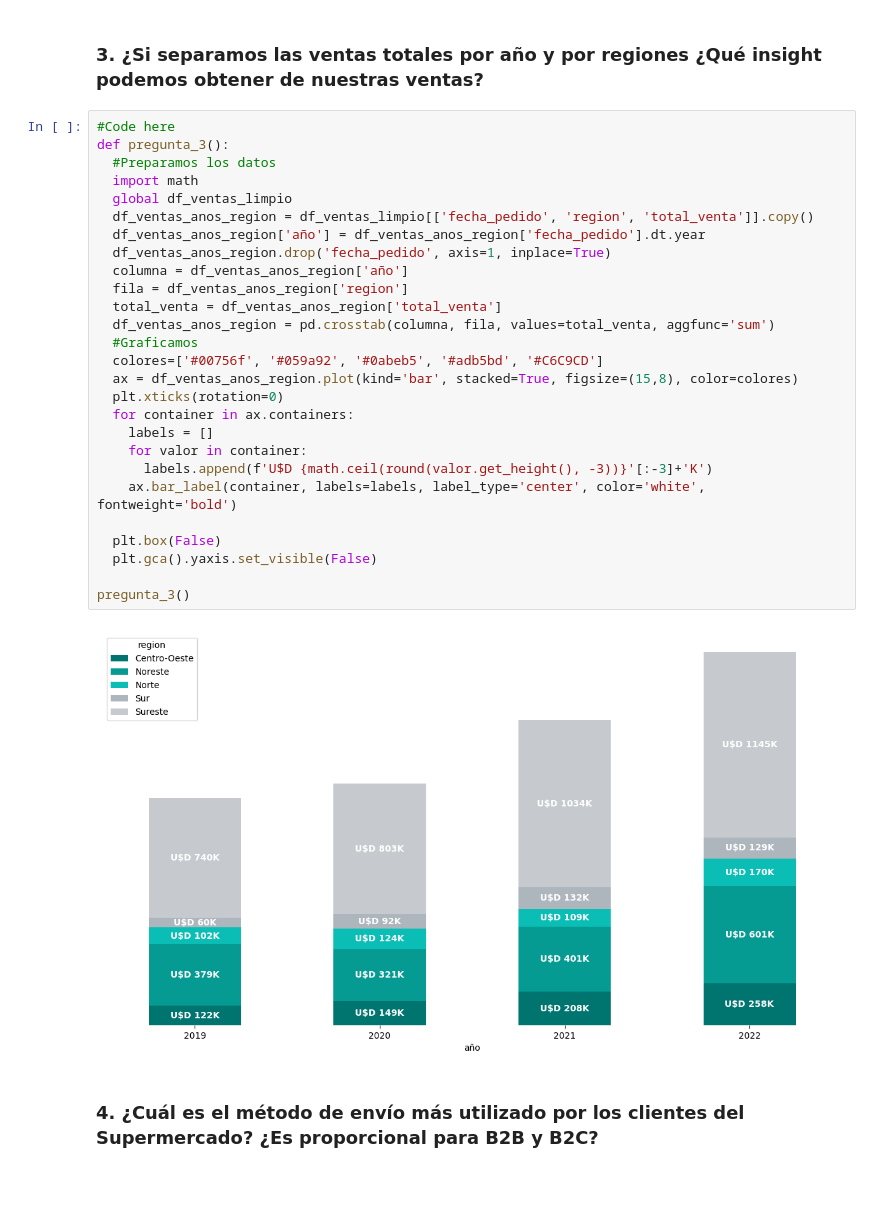
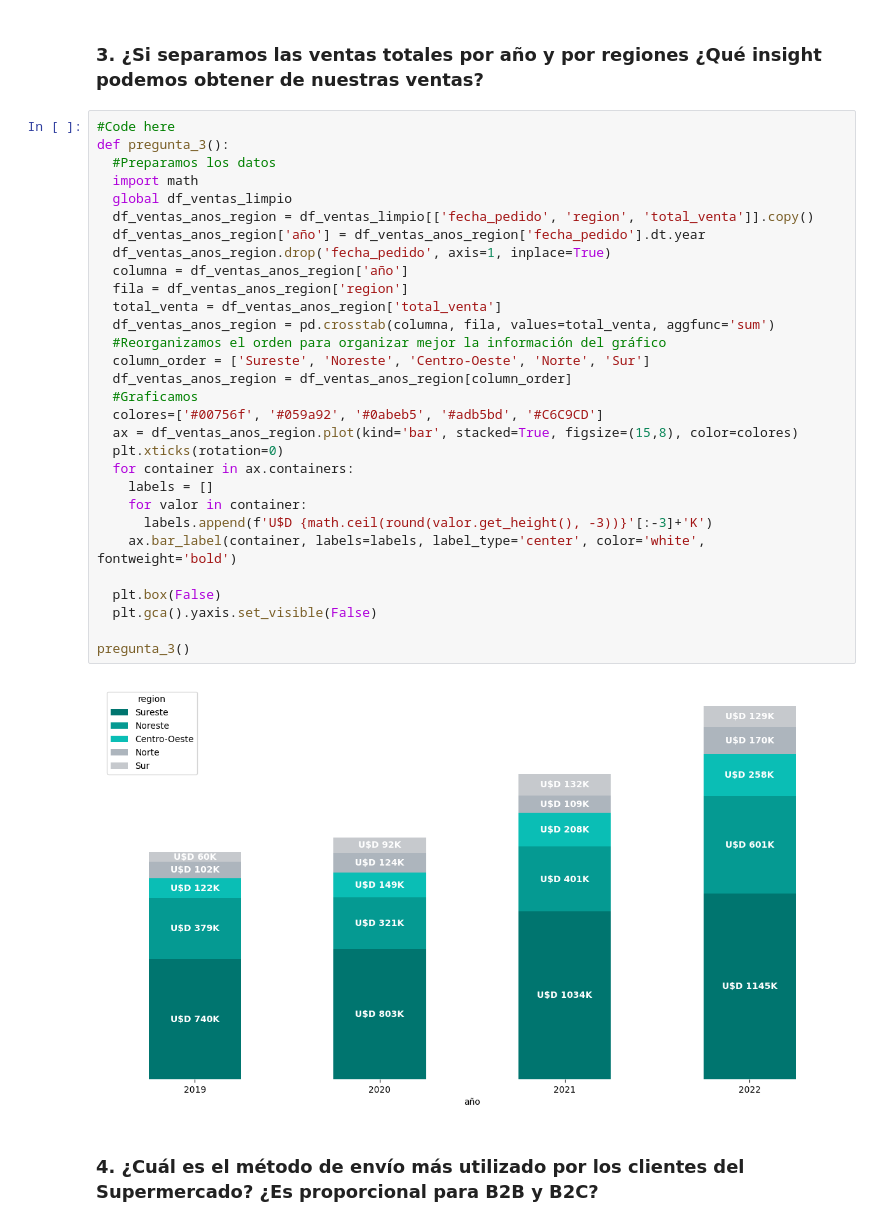
Before and after one commit to pabloing93/supermarket-sales-analysis, a Jupyter notebook: Supermarket_Sales_Analysis.ipynb, the cells around one changed output. Drawn from its saved outputs; the diff is of its cells as text; blank space fills up the shorter version.

```diff
--- a/Supermarket_Sales_Analysis.ipynb
+++ b/Supermarket_Sales_Analysis.ipynb
@@ -115,32 +197,35 @@ pregunta_2()
 # %%
 #Code here
 def pregunta_3():
   #Preparamos los datos
   import math
   global df_ventas_limpio
   df_ventas_anos_region = df_ventas_limpio[['fecha_pedido', 'region', 'total_venta']].copy()
   df_ventas_anos_region['año'] = df_ventas_anos_region['fecha_pedido'].dt.year
   df_ventas_anos_region.drop('fecha_pedido', axis=1, inplace=True)
   columna = df_ventas_anos_region['año']
   fila = df_ventas_anos_region['region']
   total_venta = df_ventas_anos_region['total_venta']
   df_ventas_anos_region = pd.crosstab(columna, fila, values=total_venta, aggfunc='sum')
+  #Reorganizamos el orden para organizar mejor la información del gráfico
+  column_order = ['Sureste', 'Noreste', 'Centro-Oeste', 'Norte', 'Sur']
+  df_ventas_anos_region = df_ventas_anos_region[column_order]
   #Graficamos
   colores=['#00756f', '#059a92', '#0abeb5', '#adb5bd', '#C6C9CD']
   ax = df_ventas_anos_region.plot(kind='bar', stacked=True, figsize=(15,8), color=colores)
   plt.xticks(rotation=0)
   for container in ax.containers:
     labels = []
     for valor in container:
       labels.append(f'U$D {math.ceil(round(valor.get_height(), -3))}'[:-3]+'K')
     ax.bar_label(container, labels=labels, label_type='center', color='white', fontweight='bold')
 
   plt.box(False)
   plt.gca().yaxis.set_visible(False)
 
 pregunta_3()
 # %% [output]
-[figure, old version]
+[figure, new version]
 # %% [markdown]
 ### 4. ¿Cuál es el método de envío más utilizado por los clientes del Supermercado? ¿Es proporcional para B2B y B2C?
 # %%
```
Also changed, not shown: parts of 9 cells of this notebook.
